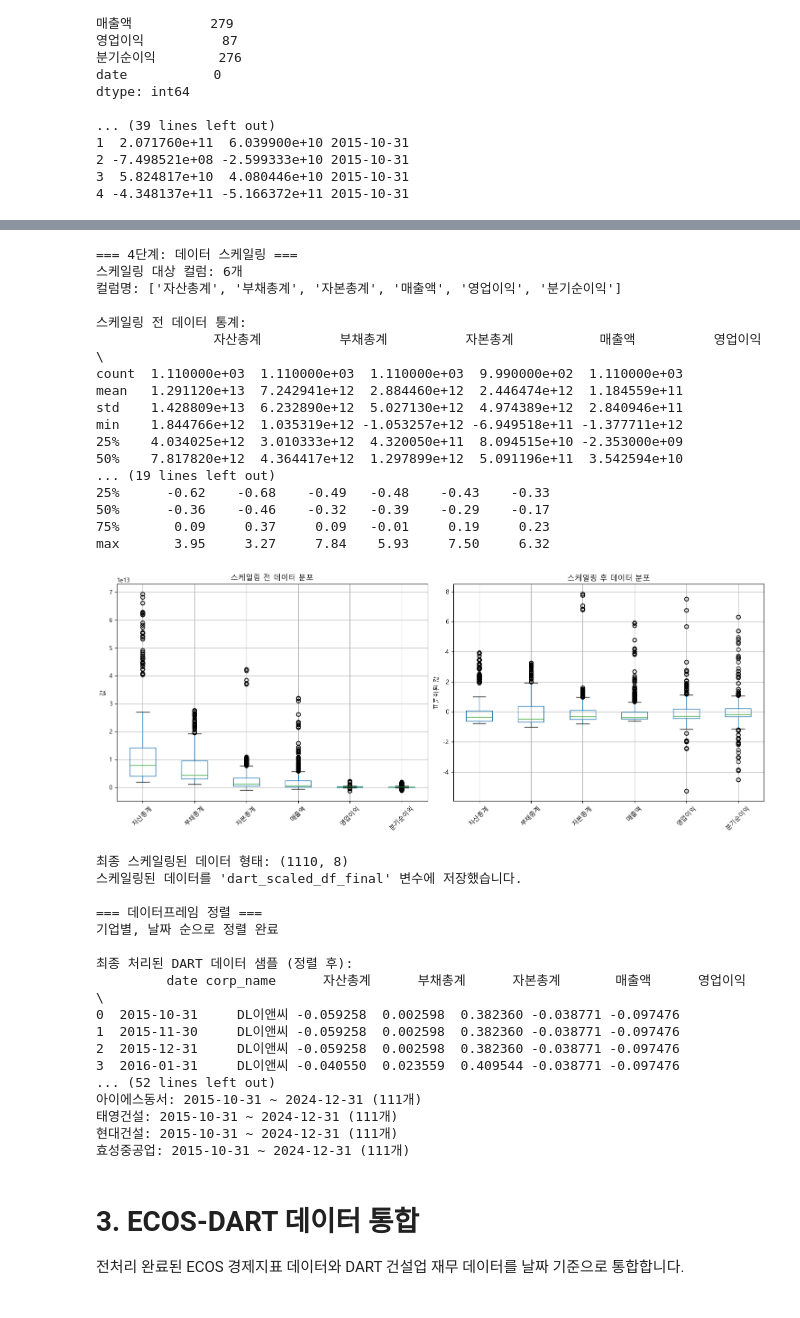
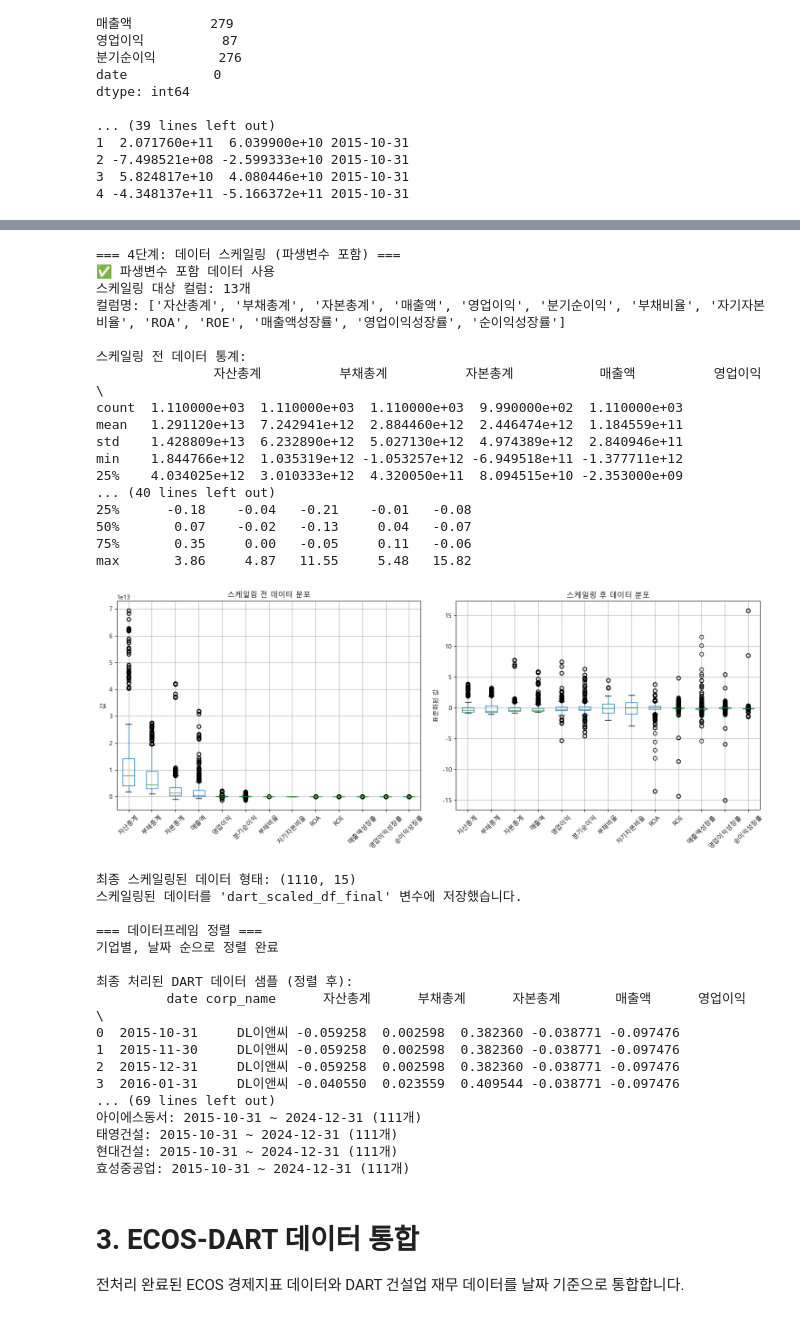
Before and after one commit to kor-ie-proj/kor-ie-proj, a Jupyter notebook: preprocessing/preprocessing.ipynb, the cells around one changed output, grey strips where cells are left out. Drawn from its saved outputs; the diff is of its cells as text; code cells hidden in the pictures.

```diff
--- a/preprocessing/preprocessing.ipynb
+++ b/preprocessing/preprocessing.ipynb
@@ -673,15 +840,23 @@ dtype: int64
 # %%
-# 4단계: StandardScaler로 스케일 조정
-print("=== 4단계: 데이터 스케일링 ===")
+# 4단계: StandardScaler로 스케일 조정 (파생변수 포함)
+print("=== 4단계: 데이터 스케일링 (파생변수 포함) ===")
+
+# 파생변수가 포함된 데이터 사용
+if 'dart_with_all_derived' in locals():
+    data_for_scaling = dart_with_all_derived.copy()
+    print("✅ 파생변수 포함 데이터 사용")
+else:
+    data_for_scaling = dart_interpolated_new.copy()
+    print("⚠️ 기본 데이터 사용 (파생변수 없음)")
 
 # 날짜와 기업명 컬럼 분리
-date_col_new = dart_interpolated_new['date'].copy() if 'date' in dart_interpolated_new.columns else None
-corp_name_col_new = dart_interpolated_new['corp_name'].copy() if 'corp_name' in dart_interpolated_new.columns else None
+date_col_new = data_for_scaling['date'].copy() if 'date' in data_for_scaling.columns else None
+corp_name_col_new = data_for_scaling['corp_name'].copy() if 'corp_name' in data_for_scaling.columns else None
 
 # 수치형 컬럼만 선택 (날짜, 기업명 제외)
 exclude_cols_new = ['date', 'corp_name']
-numeric_cols_new = [col for col in dart_interpolated_new.columns if col not in exclude_cols_new]
-numeric_data_new = dart_interpolated_new[numeric_cols_new].copy()
+numeric_cols_new = [col for col in data_for_scaling.columns if col not in exclude_cols_new]
+numeric_data_new = data_for_scaling[numeric_cols_new].copy()
 
 print(f"스케일링 대상 컬럼: {len(numeric_cols_new)}개")
 print(f"컬럼명: {numeric_cols_new}")
@@ -728,44 +903,44 @@ print(f"\n최종 스케일링된 데이터 형태: {dart_scaled_df_final.shape}"
 print("스케일링된 데이터를 'dart_scaled_df_final' 변수에 저장했습니다.")
 
 # 데이터프레임 정렬: 1. 기업별, 2. 날짜 순
 print("\n=== 데이터프레임 정렬 ===")
 dart_scaled_df_final = dart_scaled_df_final.sort_values(['corp_name', 'date']).reset_index(drop=True)
 print("기업별, 날짜 순으로 정렬 완료")
 
 # 최종 결과 확인
 print("\n최종 처리된 DART 데이터 샘플 (정렬 후):")
 print(dart_scaled_df_final.head(15))
 
 # 기업명별 데이터 확인
 print(f"\n포함된 기업: {dart_scaled_df_final['corp_name'].unique()}")
 print(f"기업별 데이터 개수:")
 print(dart_scaled_df_final['corp_name'].value_counts())
 
 # 각 기업별 날짜 범위 확인
 print(f"\n기업별 날짜 범위:")
 for corp in dart_scaled_df_final['corp_name'].unique():
     corp_data = dart_scaled_df_final[dart_scaled_df_final['corp_name'] == corp]
     print(f"{corp}: {corp_data['date'].min().strftime('%Y-%m-%d')} ~ {corp_data['date'].max().strftime('%Y-%m-%d')} ({len(corp_data)}개)")
 # %% [output]
-=== 4단계: 데이터 스케일링 ===
-스케일링 대상 컬럼: 6개
-컬럼명: ['자산총계', '부채총계', '자본총계', '매출액', '영업이익', '분기순이익']
+=== 4단계: 데이터 스케일링 (파생변수 포함) ===
+✅ 파생변수 포함 데이터 사용
+스케일링 대상 컬럼: 13개
+컬럼명: ['자산총계', '부채총계', '자본총계', '매출액', '영업이익', '분기순이익', '부채비율', '자기자본비율', 'ROA', 'ROE', '매출액성장률', '영업이익성장률', '순이익성장률']
 
 스케일링 전 데이터 통계:
                자산총계          부채총계          자본총계           매출액          영업이익  \
 count  1.110000e+03  1.110000e+03  1.110000e+03  9.990000e+02  1.110000e+03
 mean   1.291120e+13  7.242941e+12  2.884460e+12  2.446474e+12  1.184559e+11
 std    1.428809e+13  6.232890e+12  5.027130e+12  4.974389e+12  2.840946e+11
 min    1.844766e+12  1.035319e+12 -1.053257e+12 -6.949518e+11 -1.377711e+12
 25%    4.034025e+12  3.010333e+12  4.320050e+11  8.094515e+10 -2.353000e+09
-50%    7.817820e+12  4.364417e+12  1.297899e+12  5.091196e+11  3.542594e+10
-... (19 lines left out)
-25%      -0.62    -0.68    -0.49   -0.48    -0.43    -0.33
-50%      -0.36    -0.46    -0.32   -0.39    -0.29    -0.17
-75%       0.09     0.37     0.09   -0.01     0.19     0.23
-max       3.95     3.27     7.84    5.93     7.50     6.32
+... (40 lines left out)
+25%      -0.18    -0.04   -0.21    -0.01   -0.08
+50%       0.07    -0.02   -0.13     0.04   -0.07
+75%       0.35     0.00   -0.05     0.11   -0.06
+max       3.86     4.87   11.55     5.48   15.82
-[figure, old version]
+[figure, new version]
-최종 스케일링된 데이터 형태: (1110, 8)
+최종 스케일링된 데이터 형태: (1110, 15)
 스케일링된 데이터를 'dart_scaled_df_final' 변수에 저장했습니다.
 
 === 데이터프레임 정렬 ===
@@ -777,7 +952,7 @@ max       3.95     3.27     7.84    5.93     7.50     6.32
 1  2015-11-30     DL이앤씨 -0.059258  0.002598  0.382360 -0.038771 -0.097476
 2  2015-12-31     DL이앤씨 -0.059258  0.002598  0.382360 -0.038771 -0.097476
 3  2016-01-31     DL이앤씨 -0.040550  0.023559  0.409544 -0.038771 -0.097476
-... (52 lines left out)
+... (69 lines left out)
 아이에스동서: 2015-10-31 ~ 2024-12-31 (111개)
 태영건설: 2015-10-31 ~ 2024-12-31 (111개)
 현대건설: 2015-10-31 ~ 2024-12-31 (111개)
```
Also changed, not shown: parts of 7 cells of this notebook.
